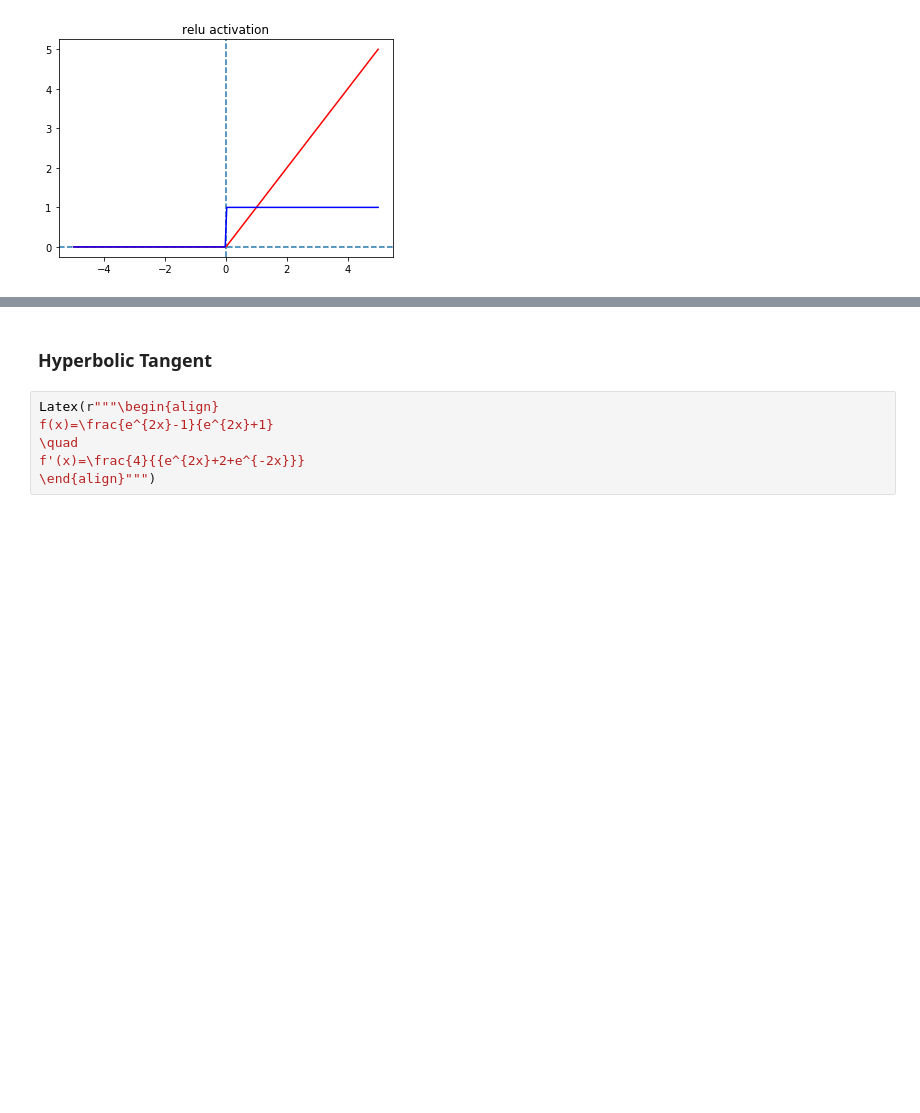
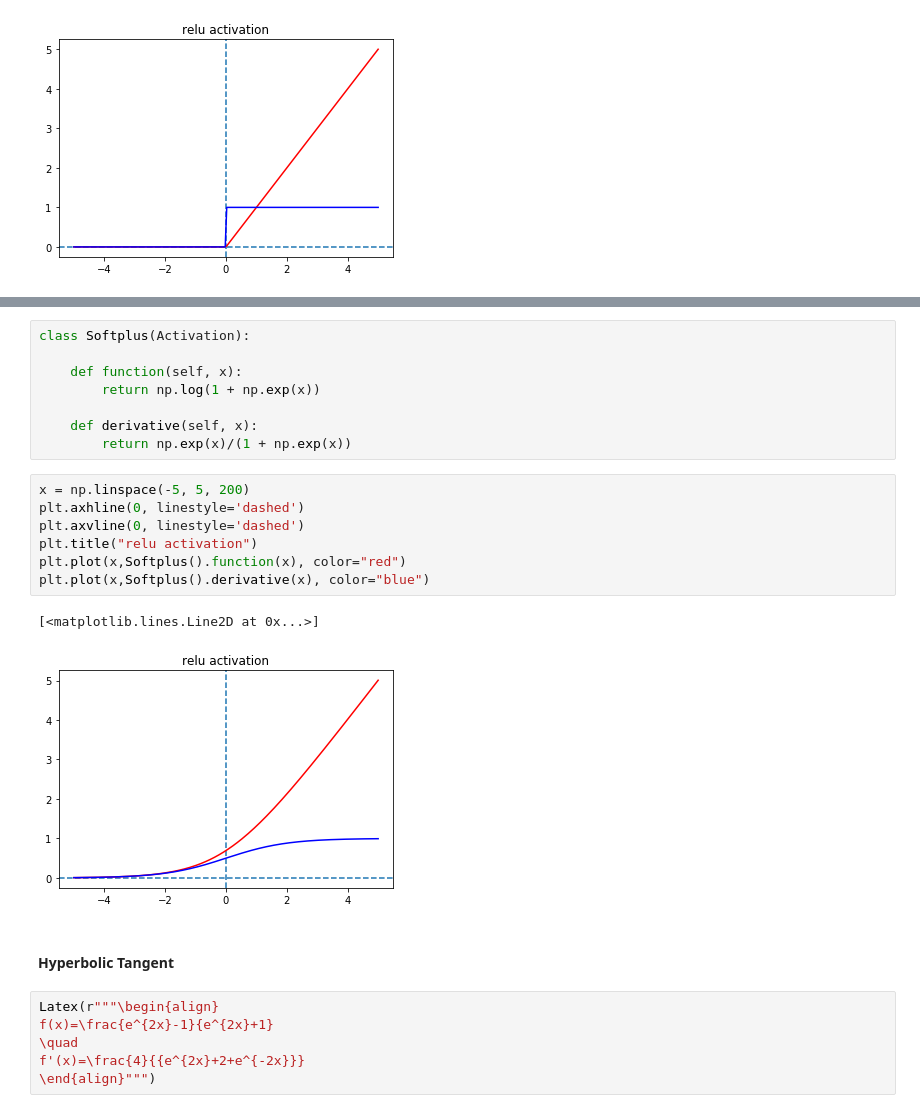
Before and after one commit to Mrpatekful/numpyml, a Jupyter notebook: mlp_numpy.ipynb, the cells around one changed output, grey strips where cells are left out. Drawn from its saved outputs; the diff is of its cells as text; blank space fills up the shorter version.

```diff
--- a/mlp_numpy.ipynb
+++ b/mlp_numpy.ipynb
@@ -96,5 +110,23 @@ plt.plot(x,Relu().derivative(x), color="blue")
+# %%
+class Softplus(Activation):
+
+    def function(self, x):
+        return np.log(1 + np.exp(x))
+
+    def derivative(self, x):
+        return np.exp(x)/(1 + np.exp(x))
+# %%
+x = np.linspace(-5, 5, 200)
+plt.axhline(0, linestyle='dashed')
+plt.axvline(0, linestyle='dashed')
+plt.title("relu activation")
+plt.plot(x,Softplus().function(x), color="red")
+plt.plot(x,Softplus().derivative(x), color="blue")
+# %% [output]
+[<matplotlib.lines.Line2D at 0x...>]
+[figure, added]
 # %% [markdown]
-### Hyperbolic Tangent
+#### Hyperbolic Tangent
 # %%
 Latex(r"""\begin{align}
 f(x)=\frac{e^{2x}-1}{e^{2x}+1}
```
Also changed, not shown: parts of 18 cells of this notebook.
